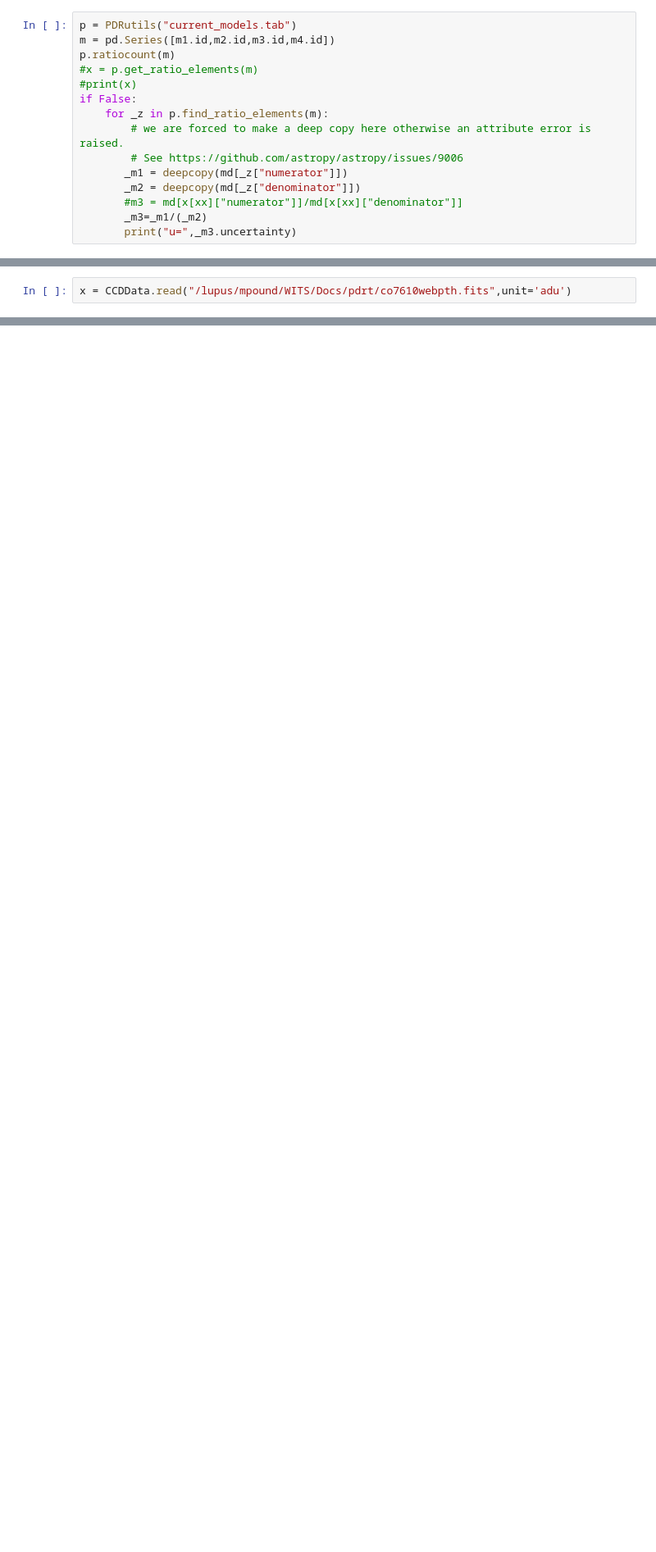
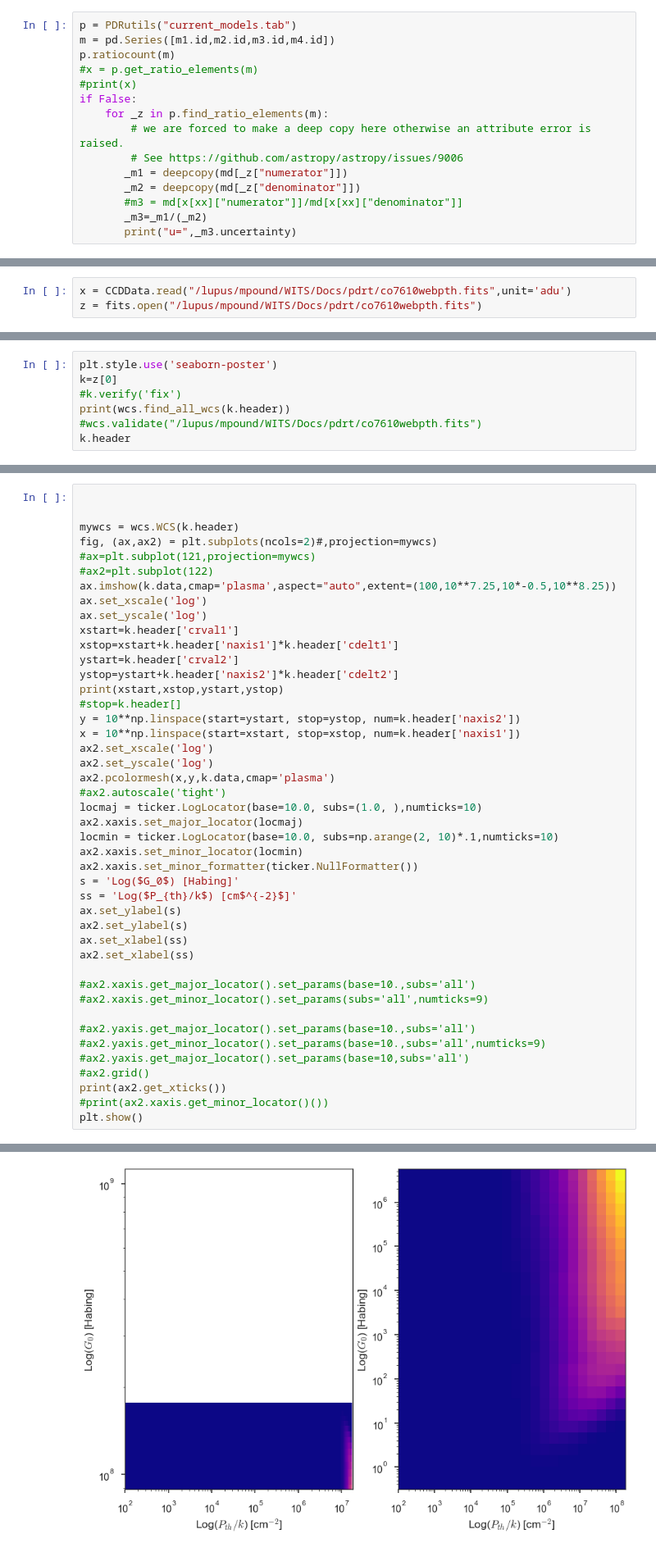
Before and after one commit to mpound/pdrttest, a Jupyter notebook: compute chisq.ipynb, the cells around one changed output, grey strips where cells are left out. Shown at 82% size. Cells and saved outputs as stored; diff of their text form; blank space fills up the shorter version.

```diff
--- a/compute chisq.ipynb
+++ b/compute chisq.ipynb
@@ -462,2 +475,3 @@ ValueError: Could not determine celestial frame corresponding to the specified W
 # %%
 x = CCDData.read("/lupus/mpound/WITS/Docs/pdrt/co7610webpth.fits",unit='adu')
+z = fits.open("/lupus/mpound/WITS/Docs/pdrt/co7610webpth.fits")
@@ -463,0 +482,7 @@ x = CCDData.read("/lupus/mpound/WITS/Docs/pdrt/co7610webpth.fits",unit='adu')
+# %%
+plt.style.use('seaborn-poster')
+k=z[0]
+#k.verify('fix')
+print(wcs.find_all_wcs(k.header))
+#wcs.validate("/lupus/mpound/WITS/Docs/pdrt/co7610webpth.fits")
+k.header
@@ -463,0 +519,45 @@ x = CCDData.read("/lupus/mpound/WITS/Docs/pdrt/co7610webpth.fits",unit='adu')
+# %%
+
+
+mywcs = wcs.WCS(k.header)
+fig, (ax,ax2) = plt.subplots(ncols=2)#,projection=mywcs)
+#ax=plt.subplot(121,projection=mywcs)
+#ax2=plt.subplot(122)
+ax.imshow(k.data,cmap='plasma',aspect="auto",extent=(100,10**7.25,10*-0.5,10**8.25))
+ax.set_xscale('log')
+ax.set_yscale('log')
+xstart=k.header['crval1']
+xstop=xstart+k.header['naxis1']*k.header['cdelt1']
+ystart=k.header['crval2']
+ystop=ystart+k.header['naxis2']*k.header['cdelt2']
+print(xstart,xstop,ystart,ystop)
+#stop=k.header[]
+y = 10**np.linspace(start=ystart, stop=ystop, num=k.header['naxis2'])
+x = 10**np.linspace(start=xstart, stop=xstop, num=k.header['naxis1'])
+ax2.set_xscale('log')
+ax2.set_yscale('log')
+ax2.pcolormesh(x,y,k.data,cmap='plasma')
+#ax2.autoscale('tight')
+locmaj = ticker.LogLocator(base=10.0, subs=(1.0, ),numticks=10)
+ax2.xaxis.set_major_locator(locmaj)
+locmin = ticker.LogLocator(base=10.0, subs=np.arange(2, 10)*.1,numticks=10)
+ax2.xaxis.set_minor_locator(locmin)
+ax2.xaxis.set_minor_formatter(ticker.NullFormatter())
+s = 'Log($G_0$) [Habing]'
+ss = 'Log($P_{th}/k$) [cm$^{-2}$]'
+ax.set_ylabel(s)
+ax2.set_ylabel(s)
+ax.set_xlabel(ss)
+ax2.set_xlabel(ss)
+
+#ax2.xaxis.get_major_locator().set_params(base=10.,subs='all')
+#ax2.xaxis.get_minor_locator().set_params(subs='all',numticks=9)
+
+#ax2.yaxis.get_major_locator().set_params(base=10.,subs='all')
+#ax2.yaxis.get_minor_locator().set_params(base=10.,subs='all',numticks=9)
+#ax2.yaxis.get_major_locator().set_params(base=10,subs='all')
+#ax2.grid()
+print(ax2.get_xticks())
+#print(ax2.xaxis.get_minor_locator()())
+plt.show()
+# %% [output]
@@ -463,0 +578 @@ x = CCDData.read("/lupus/mpound/WITS/Docs/pdrt/co7610webpth.fits",unit='adu')
+[figure, added]
```
Also changed, not shown: parts of 23 cells of this notebook.
